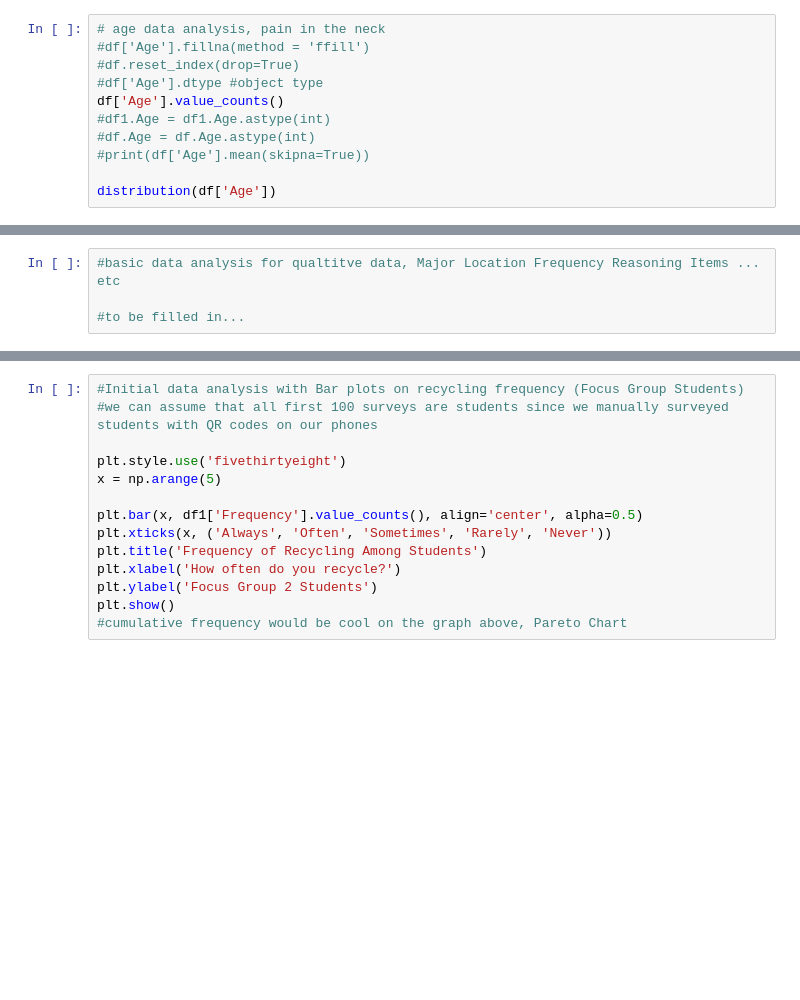
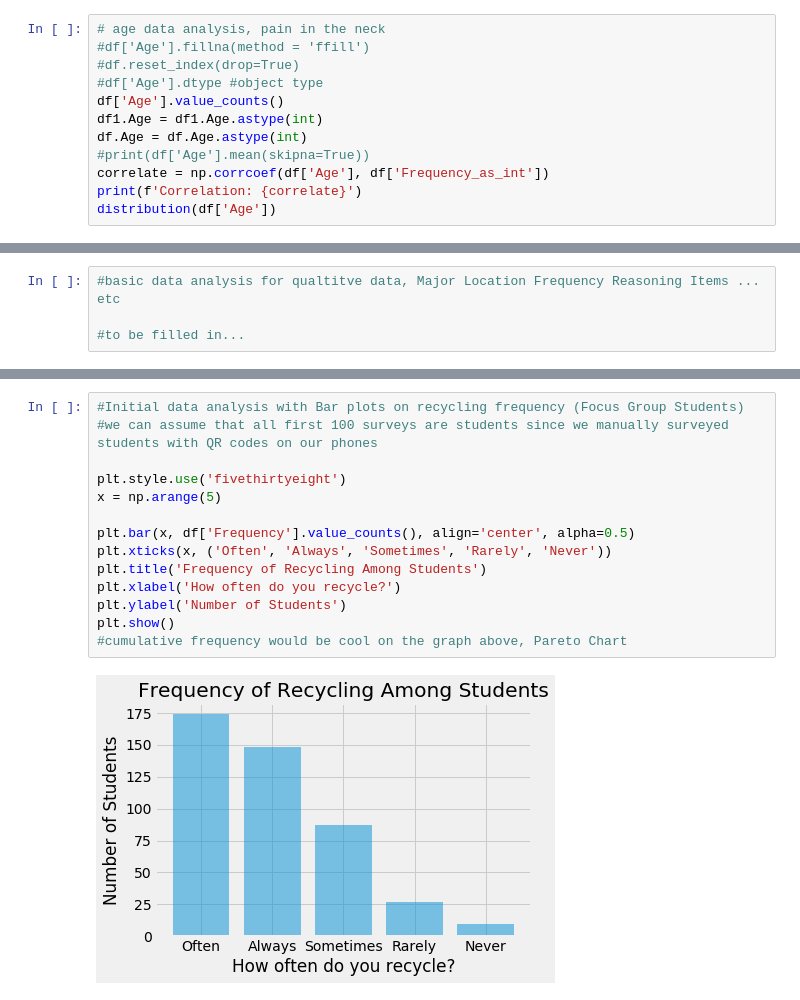
Before and after one commit to aalmeida9/362Project1, a Jupyter notebook: main.ipynb, the cells around one changed output, grey strips where cells are left out. Cells and saved outputs as stored; diff of their text form; blank space fills up the shorter version.

```diff
--- a/main.ipynb
+++ b/main.ipynb
@@ -120,8 +163,9 @@ df.loc[df.index == random.randint(1, len(df))]
 #df.reset_index(drop=True)
 #df['Age'].dtype #object type
 df['Age'].value_counts()
-#df1.Age = df1.Age.astype(int)
-#df.Age = df.Age.astype(int)
+df1.Age = df1.Age.astype(int)
+df.Age = df.Age.astype(int)
 #print(df['Age'].mean(skipna=True))
-
+correlate = np.corrcoef(df['Age'], df['Frequency_as_int'])
+print(f'Correlation: {correlate}')
 distribution(df['Age'])
@@ -142,17 +225,19 @@ df.sort_values('Major', ascending=True)
 # %%
 #Initial data analysis with Bar plots on recycling frequency (Focus Group Students)
 #we can assume that all first 100 surveys are students since we manually surveyed students with QR codes on our phones
 
 plt.style.use('fivethirtyeight')
 x = np.arange(5)
 
-plt.bar(x, df1['Frequency'].value_counts(), align='center', alpha=0.5)
-plt.xticks(x, ('Always', 'Often', 'Sometimes', 'Rarely', 'Never'))
+plt.bar(x, df['Frequency'].value_counts(), align='center', alpha=0.5)
+plt.xticks(x, ('Often', 'Always', 'Sometimes', 'Rarely', 'Never'))
 plt.title('Frequency of Recycling Among Students')
 plt.xlabel('How often do you recycle?')
-plt.ylabel('Focus Group 2 Students')
+plt.ylabel('Number of Students')
 plt.show()
 #cumulative frequency would be cool on the graph above, Pareto Chart
+# %% [output]
+[figure, added]
 # %%
 #Data analysis on Items column, specifically electronic subset
 
```
Also changed, not shown: parts of 38 cells of this notebook.
